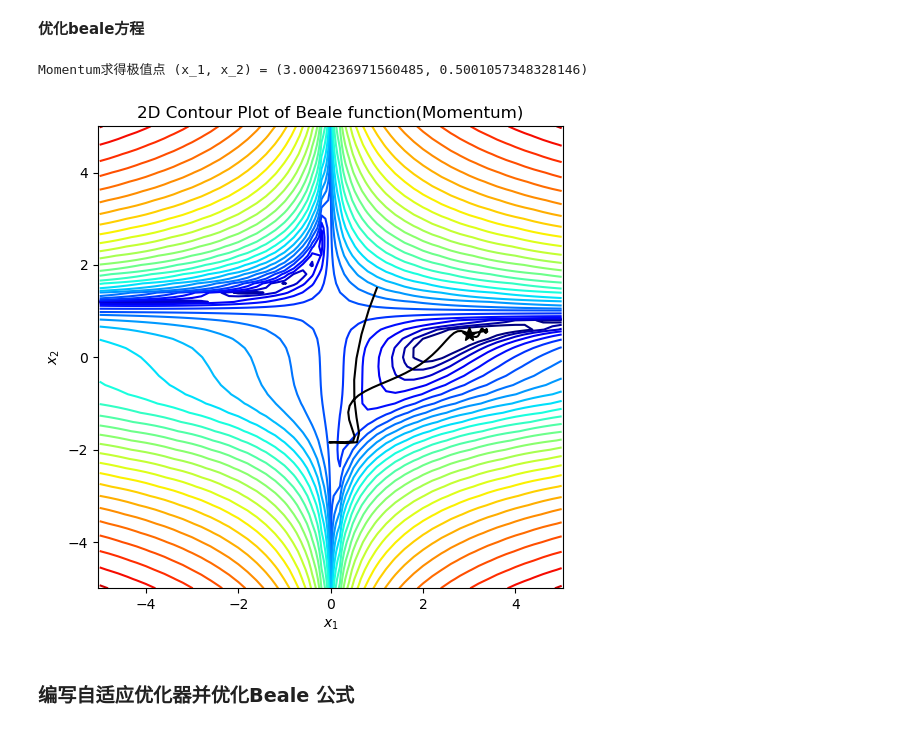
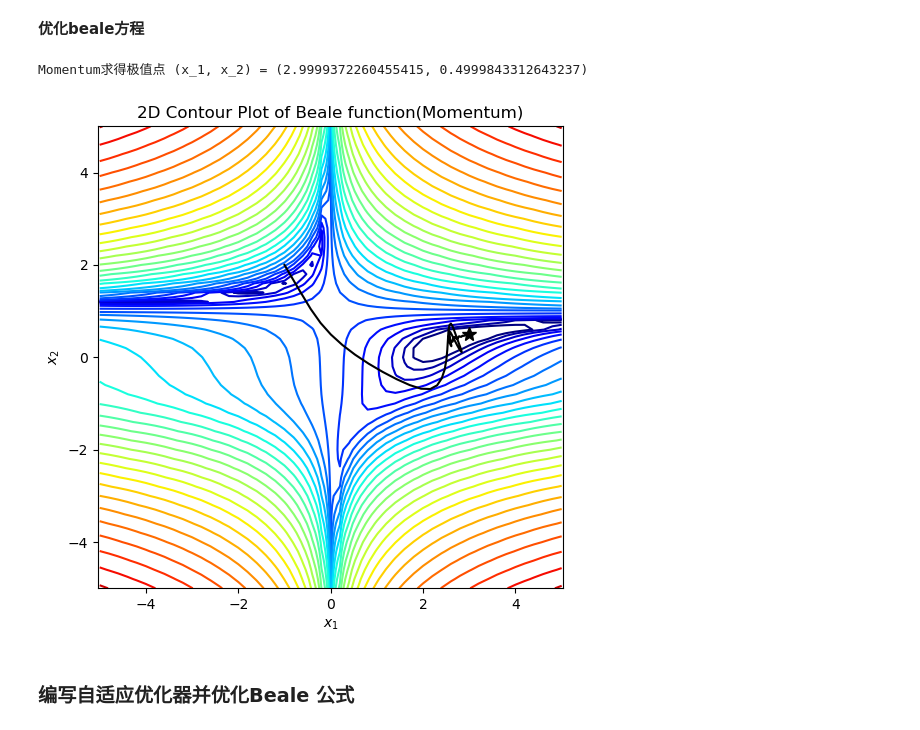
Before and after one commit to spiritTrance/dasanxia_homework, a Jupyter notebook: 2-experiement/4-dl/ex1/src/opt_test.ipynb, the cells around one changed output. Cells and saved outputs as stored; diff of their text form; code cells hidden in the pictures.

```diff
--- a/2-experiement/4-dl/ex1/src/opt_test.ipynb
+++ b/2-experiement/4-dl/ex1/src/opt_test.ipynb
@@ -59,6 +59,8 @@ gd_plot(None)
 ### 编写SGD优化器并优化Beale 公式
 # %% [markdown]
 **构建SGD优化器**
+# %%
+init_point = [-1,2]
 # %%
 def gd_sgd(df_dx, x0, conf_para=None):
     if conf_para is None:
@@ -77,7 +79,7 @@ def gd_sgd(df_dx, x0, conf_para=None):
 # %% [markdown]
 **优化beale方程**
 # %%
-x0 = np.array([1.0, 1.5])
+x0 = np.array(init_point)
 conf_para_sgd = {'n_iter': 2000, 'learning_rate': 0.005}
 x_traj_sgd = gd_sgd(dbeale_dx, x0, conf_para_sgd)
 print("SGD求得极值点 (x_1, x_2) = (%s, %s)" % (x_traj_sgd[-1][0], x_traj_sgd[-1][1]))
@@ -109,15 +111,15 @@ def gd_momentum(df_dx, x0, conf_para=None):
 # %% [markdown]
 **优化beale方程**
 # %%
-x0 = np.array([1.0, 1.5])
+x0 = np.array(init_point)
 conf_para_momentum = {'n_iter': 500, 'learning_rate': 0.005}
 x_traj_momentum = gd_momentum(dbeale_dx, x0, conf_para_momentum)
 print("Momentum求得极值点 (x_1, x_2) = (%s, %s)" % (x_traj_momentum[-1][0], x_traj_momentum[-1][1]))
 gd_plot(x_traj_momentum)
 momentum_r2 = getR2Loss(x_traj_momentum)
 # %% [output]
-Momentum求得极值点 (x_1, x_2) = (3.0004236971560485, 0.5001057348328146)
+Momentum求得极值点 (x_1, x_2) = (2.9999372260455415, 0.4999843312643237)
-[figure, old version]
+[figure, new version]
 # %% [markdown]
 ### 编写自适应优化器并优化Beale 公式
 # %% [markdown]
```
Also changed, not shown: parts of 6 cells of this notebook, 47 other files.
